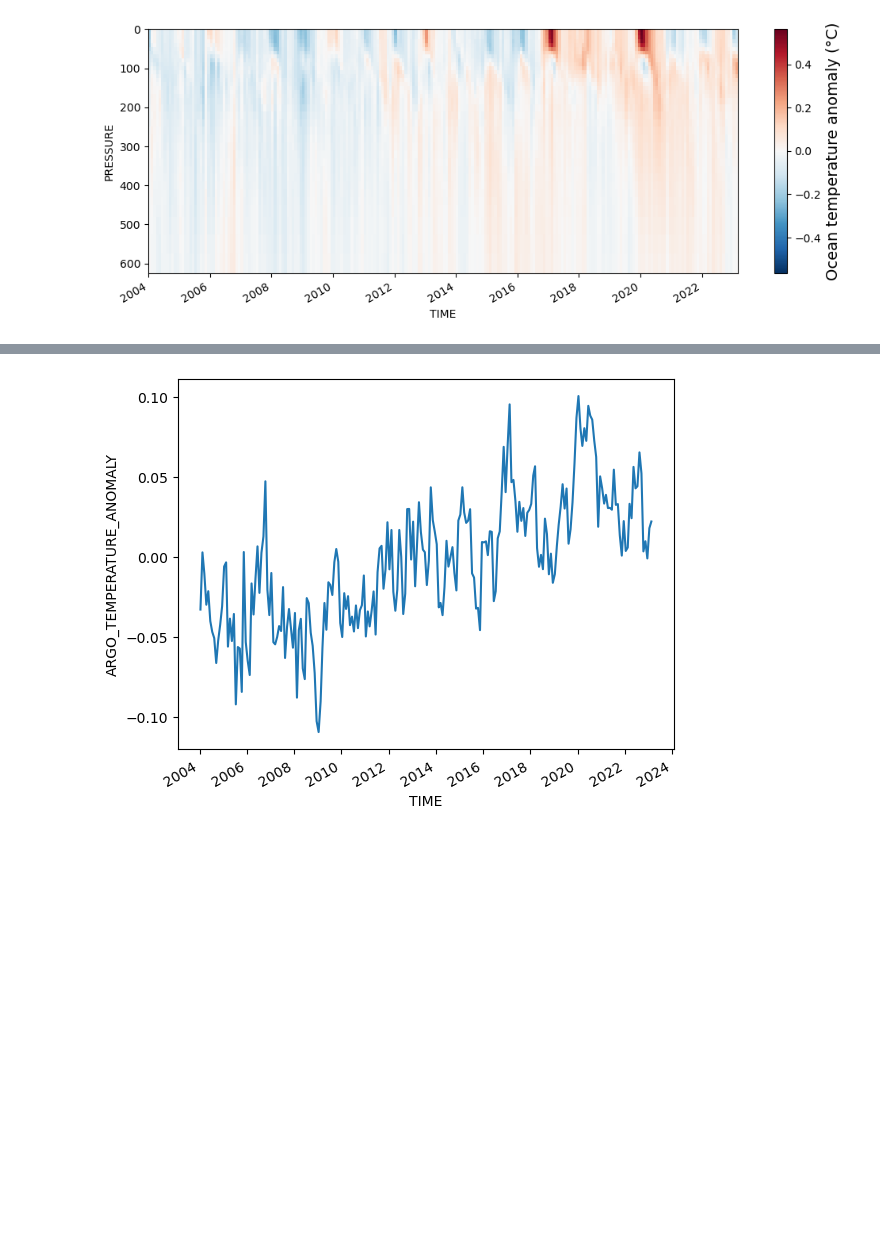
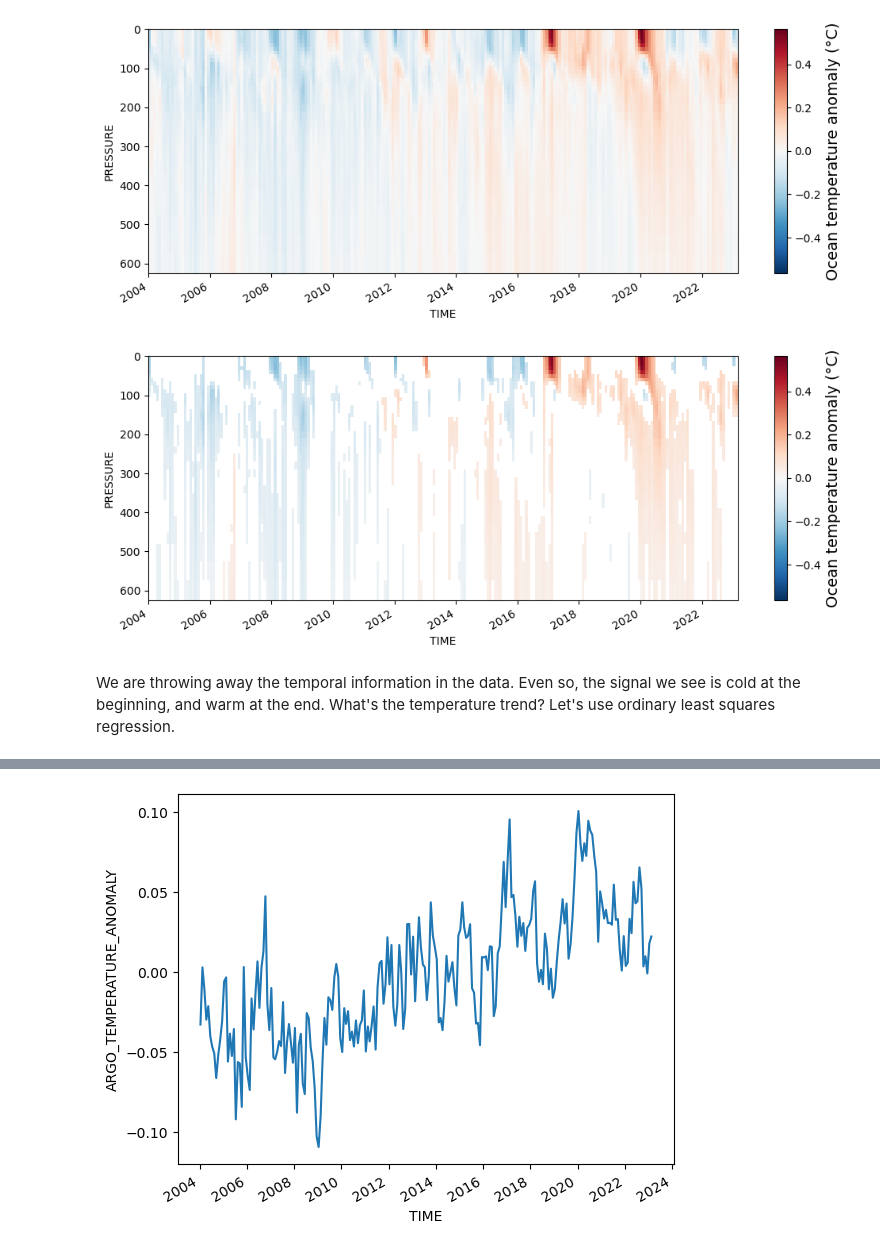
Before and after one commit to edoddridge/2023-sea-ice-regime, a Jupyter notebook: ocean_temp_time_series.ipynb, the cells around one changed output, grey strips where cells are left out. Cells and saved outputs as stored; diff of their text form; code cells hidden in the pictures; blank space fills up the shorter version.

```diff
--- a/ocean_temp_time_series.ipynb
+++ b/ocean_temp_time_series.ipynb
@@ -330,7 +332,7 @@ FERRET V5.51 9-Jun-15FERRET V5.51 28-Aug-15FERRET V5.51 16-Oct-15FERRET V5.51 3-
 # %%
 argo_grid = xgcm.Grid(ds_RG_argo, coords={"X":{"center": "LONGITUDE"},
                                           "Y":{"center": "LATITUDE"},
-                                            "Z":{"center": "PRESSURE"}}, metrics=metrics, periodic=['LONGITUDE'])
+                                            "Z":{"center": "PRESSURE"}}, metrics=metrics, periodic=['X'])
 # %%
 argo_grid
 # %% [output]
@@ -363,2 +365,16 @@ plt.savefig('RG-argo-ocean-temp-anom-50-65S.png', dpi=200, bbox_inches='tight')
 # %% [output]
 [figure]
+# %%
+#mask out regions where the anomaly is less than 1*standard deviation at that depth
+
+plt.figure(figsize=(12,4))
+im = argo_anom_time_series.where(np.abs(argo_anom_time_series) > 1*argo_anom_time_series.std(dim='TIME')).sel(PRESSURE=slice(0,600)).plot(y='PRESSURE', yincrease=False, add_colorbar=False)
+plt
+CB = plt.colorbar(im)
+CB.ax.set_ylabel('Ocean temperature anomaly (°C)', fontsize=14)
+plt.savefig('RG-argo-ocean-temp-anom{0}{1}S-masked-1sigma.png'.format(lat_range[1], lat_range[0]), dpi=200, bbox_inches='tight')
+# %% [output]
+[figure, added]
+# %% [markdown]
+We are throwing away the temporal information in the data. Even so, the  signal we see is cold at the beginning, and warm at the end.
+What's the temperature trend? Let's use ordinary least squares regression.
```
Also changed, not shown: parts of 35 cells of this notebook, 2 other files.
